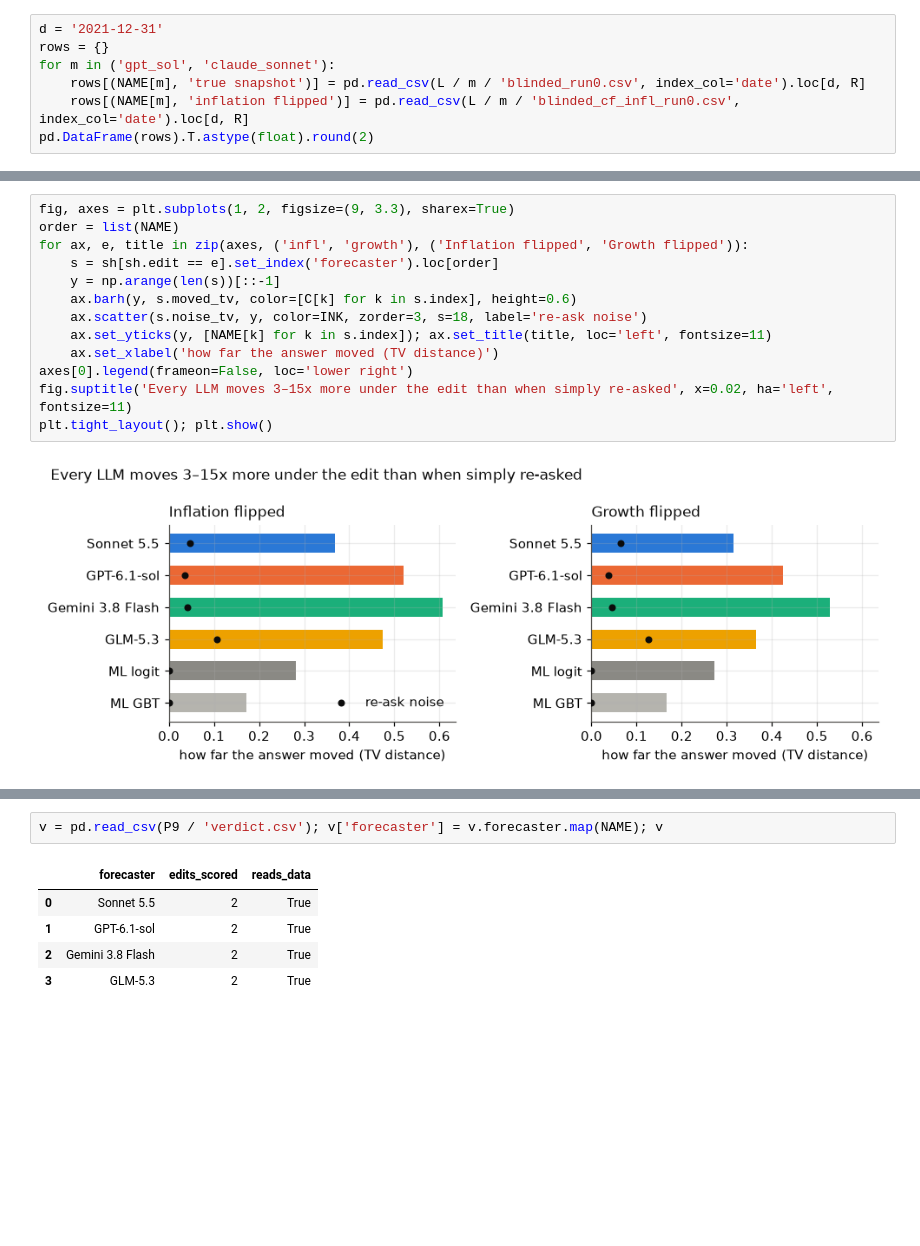
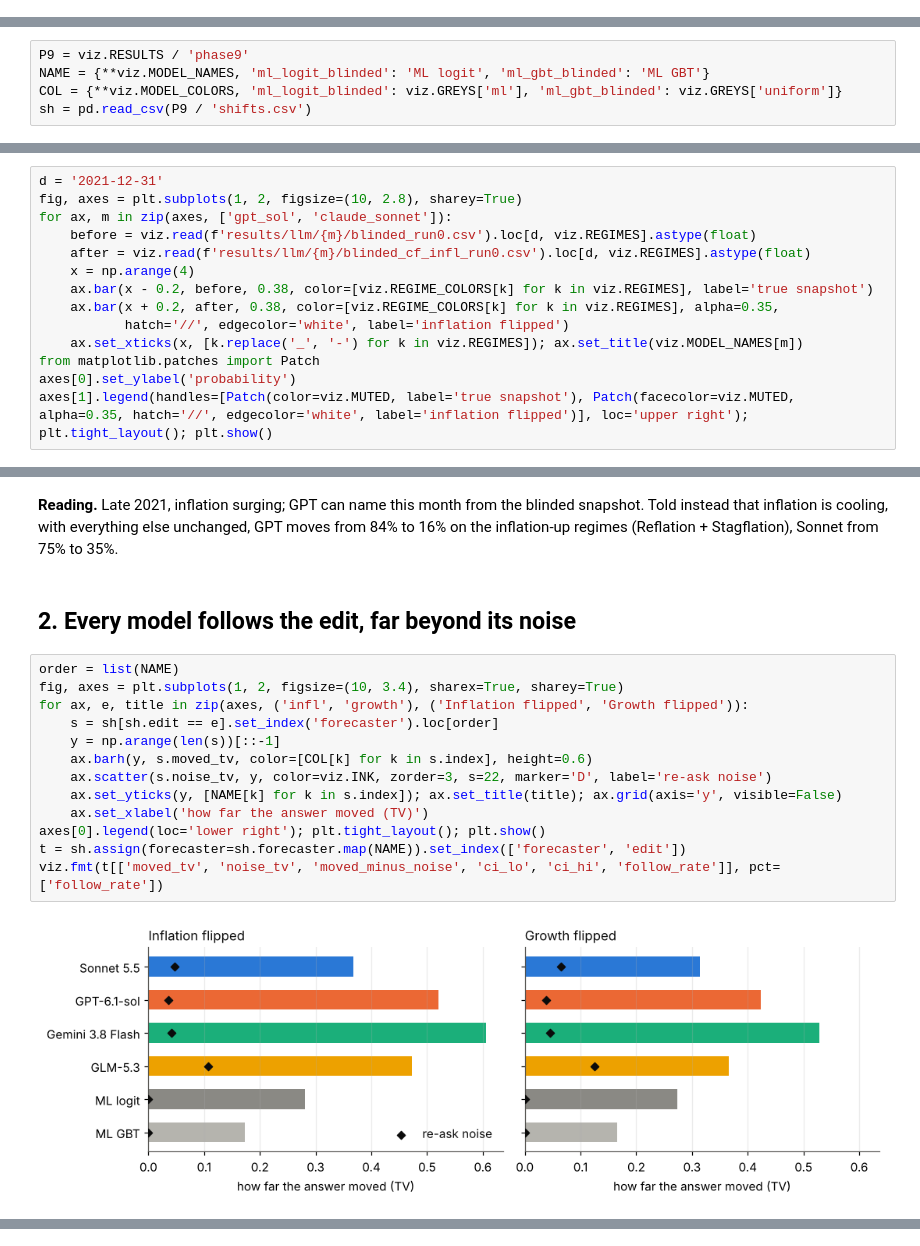
Before and after one commit to FranQuant/llm-regime-allocator, a Jupyter notebook: notebooks/nb05_counterfactual.ipynb, the cells around one changed output, grey strips where cells are left out. Cells and saved outputs as stored; diff of their text form; blank space fills up the shorter version.

Commit message:
Rebuild notebooks nb01-nb06: headline first, live log, shared viz; add top-regime mapping

```diff
--- a/notebooks/nb05_counterfactual.ipynb
+++ b/notebooks/nb05_counterfactual.ipynb
@@ -52,7 +28,0 @@ December 2021: inflation was surging, and GPT names this month from the blinded
-# %%
-d = '2021-12-31'
-rows = {}
-for m in ('gpt_sol', 'claude_sonnet'):
-    rows[(NAME[m], 'true snapshot')] = pd.read_csv(L / m / 'blinded_run0.csv', index_col='date').loc[d, R]
-    rows[(NAME[m], 'inflation flipped')] = pd.read_csv(L / m / 'blinded_cf_infl_run0.csv', index_col='date').loc[d, R]
-pd.DataFrame(rows).T.astype(float).round(2)
@@ -86,0 +29,5 @@ fmt(t.set_index(['forecaster', 'edit'])[['moved_tv', 'noise_tv', 'moved_minus_no
+# %%
+P9 = viz.RESULTS / 'phase9'
+NAME = {**viz.MODEL_NAMES, 'ml_logit_blinded': 'ML logit', 'ml_gbt_blinded': 'ML GBT'}
+COL = {**viz.MODEL_COLORS, 'ml_logit_blinded': viz.GREYS['ml'], 'ml_gbt_blinded': viz.GREYS['uniform']}
+sh = pd.read_csv(P9 / 'shifts.csv')
@@ -86,0 +36,14 @@ fmt(t.set_index(['forecaster', 'edit'])[['moved_tv', 'noise_tv', 'moved_minus_no
+# %%
+d = '2021-12-31'
+fig, axes = plt.subplots(1, 2, figsize=(10, 2.8), sharey=True)
+for ax, m in zip(axes, ['gpt_sol', 'claude_sonnet']):
+    before = viz.read(f'results/llm/{m}/blinded_run0.csv').loc[d, viz.REGIMES].astype(float)
+    after = viz.read(f'results/llm/{m}/blinded_cf_infl_run0.csv').loc[d, viz.REGIMES].astype(float)
+    x = np.arange(4)
+    ax.bar(x - 0.2, before, 0.38, color=[viz.REGIME_COLORS[k] for k in viz.REGIMES], label='true snapshot')
+    ax.bar(x + 0.2, after, 0.38, color=[viz.REGIME_COLORS[k] for k in viz.REGIMES], alpha=0.35,
+           hatch='//', edgecolor='white', label='inflation flipped')
+    ax.set_xticks(x, [k.replace('_', '-') for k in viz.REGIMES]); ax.set_title(viz.MODEL_NAMES[m])
+from matplotlib.patches import Patch
+axes[0].set_ylabel('probability')
+axes[1].legend(handles=[Patch(color=viz.MUTED, label='true snapshot'), Patch(facecolor=viz.MUTED, alpha=0.35, hatch='//', edgecolor='white', label='inflation flipped')], loc='upper right'); plt.tight_layout(); plt.show()
@@ -87,15 +52,19 @@ fmt(t.set_index(['forecaster', 'edit'])[['moved_tv', 'noise_tv', 'moved_minus_no
+# %% [markdown]
+**Reading.** Late 2021, inflation surging; GPT can name this month from the blinded snapshot. Told instead that inflation is cooling, with everything else unchanged, GPT moves from 84% to 16% on the inflation-up regimes (Reflation + Stagflation), Sonnet from 75% to 35%.
+# %% [markdown]
+## 2. Every model follows the edit, far beyond its noise
 # %%
-fig, axes = plt.subplots(1, 2, figsize=(9, 3.3), sharex=True)
 order = list(NAME)
+fig, axes = plt.subplots(1, 2, figsize=(10, 3.4), sharex=True, sharey=True)
 for ax, e, title in zip(axes, ('infl', 'growth'), ('Inflation flipped', 'Growth flipped')):
     s = sh[sh.edit == e].set_index('forecaster').loc[order]
     y = np.arange(len(s))[::-1]
-    ax.barh(y, s.moved_tv, color=[C[k] for k in s.index], height=0.6)
-    ax.scatter(s.noise_tv, y, color=INK, zorder=3, s=18, label='re-ask noise')
-    ax.set_yticks(y, [NAME[k] for k in s.index]); ax.set_title(title, loc='left', fontsize=11)
-    ax.set_xlabel('how far the answer moved (TV distance)')
-axes[0].legend(frameon=False, loc='lower right')
-fig.suptitle('Every LLM moves 3–15x more under the edit than when simply re-asked', x=0.02, ha='left', fontsize=11)
-plt.tight_layout(); plt.show()
+    ax.barh(y, s.moved_tv, color=[COL[k] for k in s.index], height=0.6)
+    ax.scatter(s.noise_tv, y, color=viz.INK, zorder=3, s=22, marker='D', label='re-ask noise')
+    ax.set_yticks(y, [NAME[k] for k in s.index]); ax.set_title(title); ax.grid(axis='y', visible=False)
+    ax.set_xlabel('how far the answer moved (TV)')
+axes[0].legend(loc='lower right'); plt.tight_layout(); plt.show()
+t = sh.assign(forecaster=sh.forecaster.map(NAME)).set_index(['forecaster', 'edit'])
+viz.fmt(t[['moved_tv', 'noise_tv', 'moved_minus_noise', 'ci_lo', 'ci_hi', 'follow_rate']], pct=['follow_rate'])
 # %% [output]
-[figure, old version]
+[figure, new version]
@@ -102,9 +85 @@ plt.tight_layout(); plt.show()
-# %%
-v = pd.read_csv(P9 / 'verdict.csv'); v['forecaster'] = v.forecaster.map(NAME); v
-# %% [output]
-|  | forecaster | edits_scored | reads_data |
-| 0 | Sonnet 5.5 | 2 | True |
-| 1 | GPT-6.1-sol | 2 | True |
-| 2 | Gemini 3.8 Flash | 2 | True |
-| 3 | GLM-5.3 | 2 | True |
 # %% [markdown]
```
Also changed, not shown: parts of 21 cells of this notebook, 14 other files.
